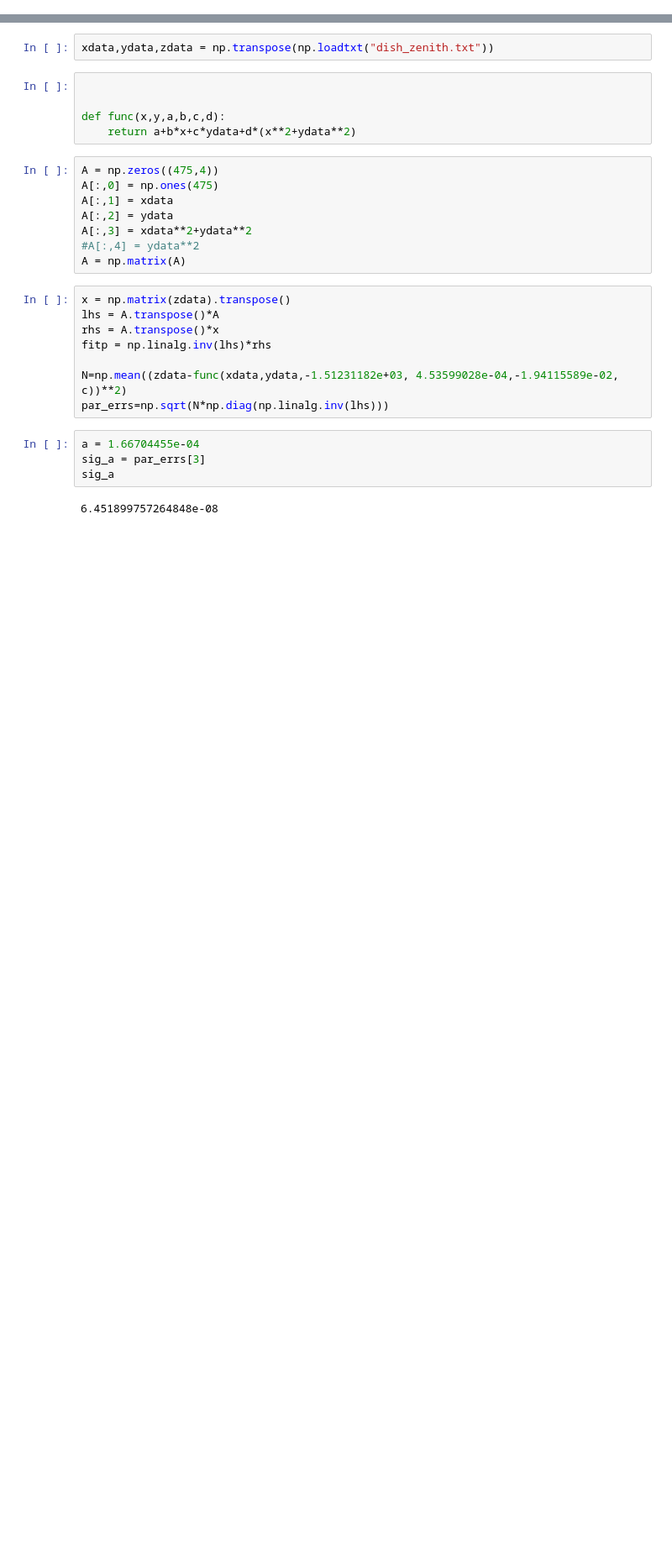
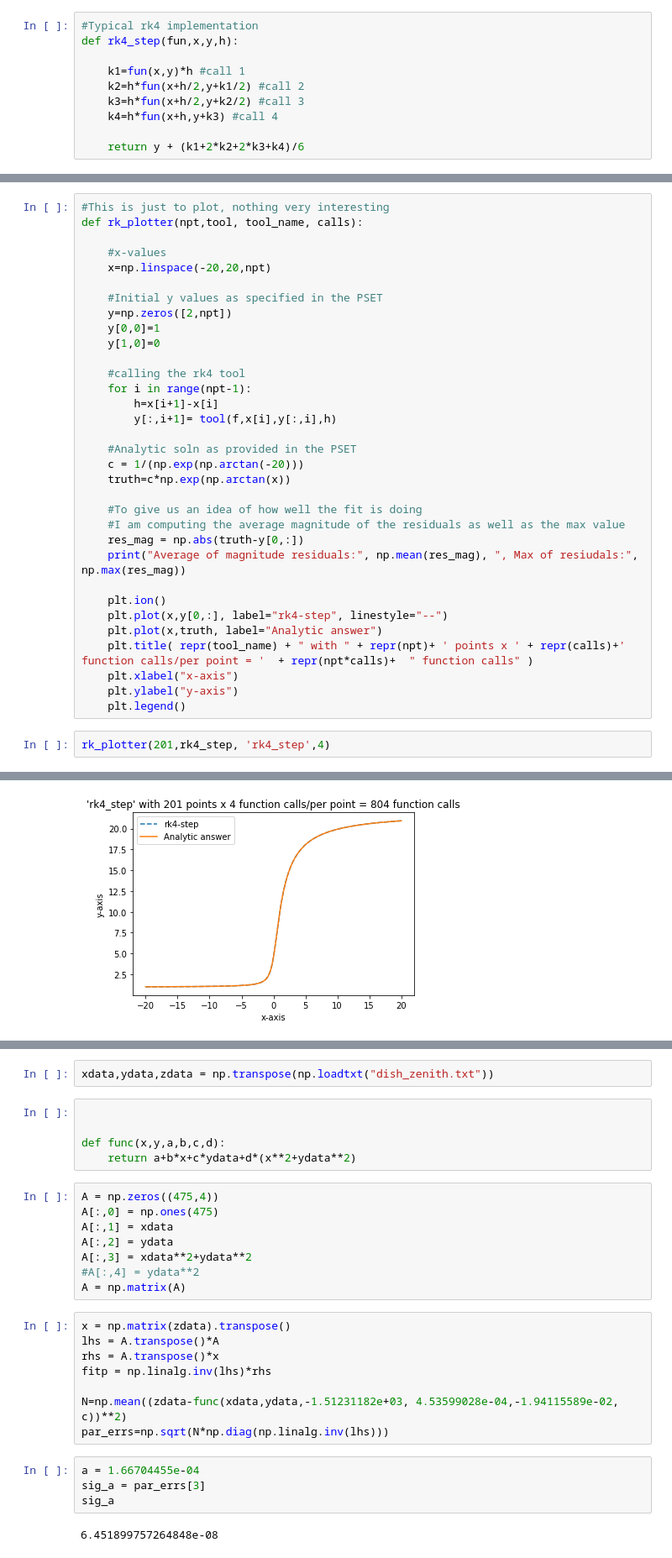
Before and after one commit to n-desjardins/phys512-2022, a Jupyter notebook: PSET3/pset3_notebook.ipynb, the cells around one changed output, grey strips where cells are left out. Shown: that part at 84% size. Drawn from its saved outputs; the diff is of its cells as text; blank space fills up the shorter version.

```diff
--- a/PSET3/pset3_notebook.ipynb
+++ b/PSET3/pset3_notebook.ipynb
@@ -6 +13,11 @@ import matplotlib.pyplot as plt
+# %%
+#Typical rk4 implementation
+def rk4_step(fun,x,y,h):
+
+    k1=fun(x,y)*h #call 1
+    k2=h*fun(x+h/2,y+k1/2) #call 2
+    k3=h*fun(x+h/2,y+k2/2) #call 3
+    k4=h*fun(x+h,y+k3) #call 4
+
+    return y + (k1+2*k2+2*k3+k4)/6
 # %%
@@ -57,0 +49,36 @@ plt.savefig('rk4_err.png')
+# %%
+#This is just to plot, nothing very interesting
+def rk_plotter(npt,tool, tool_name, calls):
+
+    #x-values
+    x=np.linspace(-20,20,npt)
+
+    #Initial y values as specified in the PSET
+    y=np.zeros([2,npt])
+    y[0,0]=1
+    y[1,0]=0
+
+    #calling the rk4 tool
+    for i in range(npt-1):
+        h=x[i+1]-x[i]
+        y[:,i+1]= tool(f,x[i],y[:,i],h)
+
+    #Analytic soln as provided in the PSET
+    c = 1/(np.exp(np.arctan(-20)))
+    truth=c*np.exp(np.arctan(x))
+
+    #To give us an idea of how well the fit is doing
+    #I am computing the average magnitude of the residuals as well as the max value
+    res_mag = np.abs(truth-y[0,:])
+    print("Average of magnitude residuals:", np.mean(res_mag), ", Max of resiudals:", np.max(res_mag))
+
+    plt.ion()
+    plt.plot(x,y[0,:], label="rk4-step", linestyle="--")
+    plt.plot(x,truth, label="Analytic answer")
+    plt.title( repr(tool_name) + " with " + repr(npt)+ ' points x ' + repr(calls)+' function calls/per point = '  + repr(npt*calls)+  " function calls" )
+    plt.xlabel("x-axis")
+    plt.ylabel("y-axis")
+    plt.legend()
+# %%
+rk_plotter(201,rk4_step, 'rk4_step',4)
+# %% [output]
@@ -57,0 +86 @@ plt.savefig('rk4_err.png')
+[figure, added]
```
Also changed, not shown: parts of 12 cells of this notebook.
